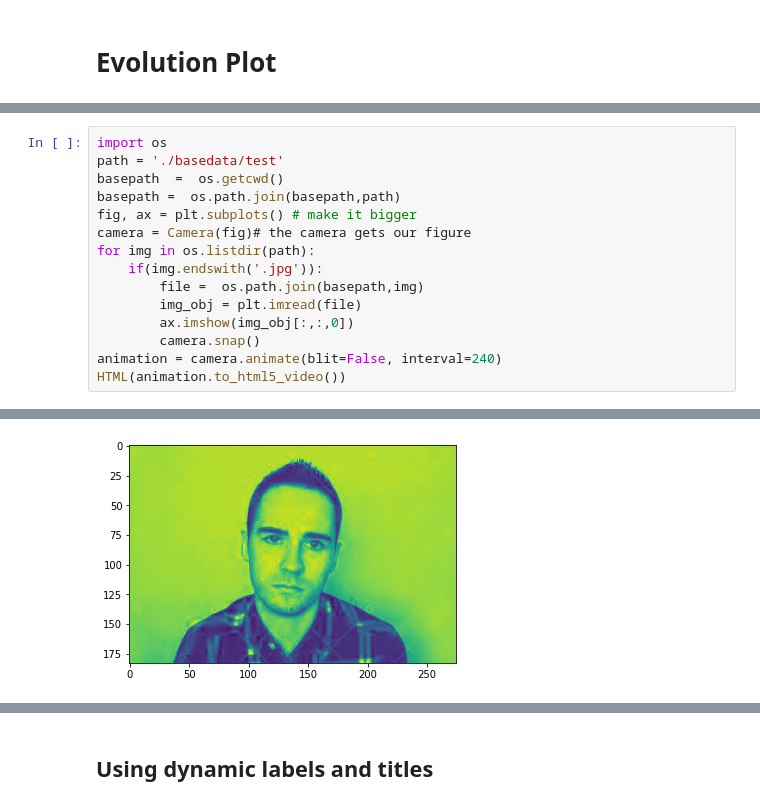
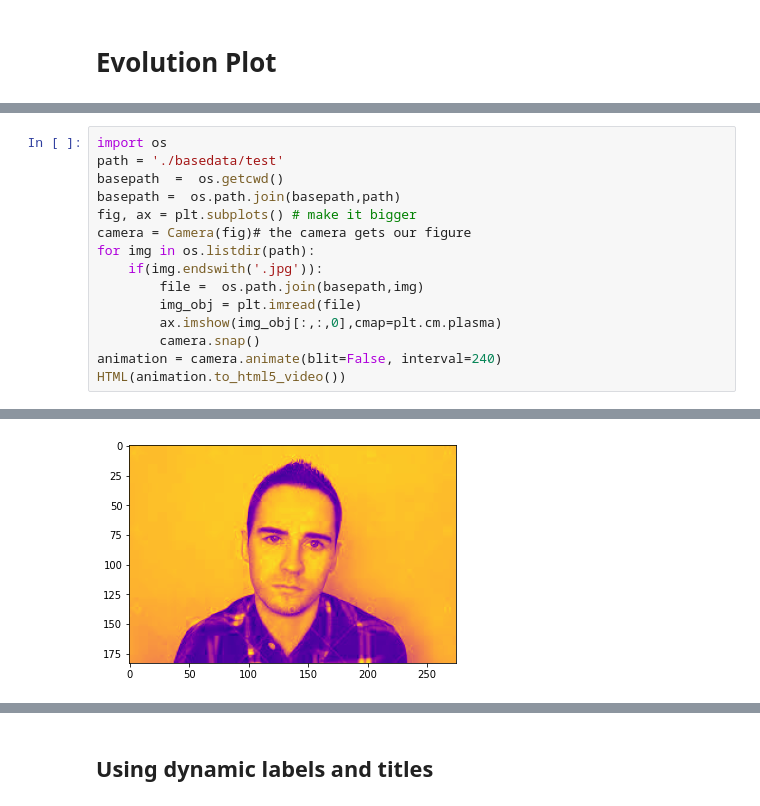
Before and after one commit to yusufbrima/AIMS, a Jupyter notebook: Research/Lab/Experiments/Animation.ipynb, the cells around one changed output, grey strips where cells are left out. Drawn from its saved outputs; the diff is of its cells as text.

```diff
--- a/Research/Lab/Experiments/Animation.ipynb
+++ b/Research/Lab/Experiments/Animation.ipynb
@@ -53,18 +90,18 @@ HTML(animation.to_html5_video())
 # %%
 import os
 path = './basedata/test'
 basepath  =  os.getcwd()
 basepath =  os.path.join(basepath,path)
 fig, ax = plt.subplots() # make it bigger
 camera = Camera(fig)# the camera gets our figure
 for img in os.listdir(path):
     if(img.endswith('.jpg')):
         file =  os.path.join(basepath,img)
         img_obj = plt.imread(file)
-        ax.imshow(img_obj[:,:,0])
+        ax.imshow(img_obj[:,:,0],cmap=plt.cm.plasma)
         camera.snap()
 animation = camera.animate(blit=False, interval=240)
 HTML(animation.to_html5_video())
 # %% [output]
 [interactive output not drawn]
-[figure, old version]
+[figure, new version]
```
Also changed, not shown: parts of 33 cells of this notebook, 42 other files.
